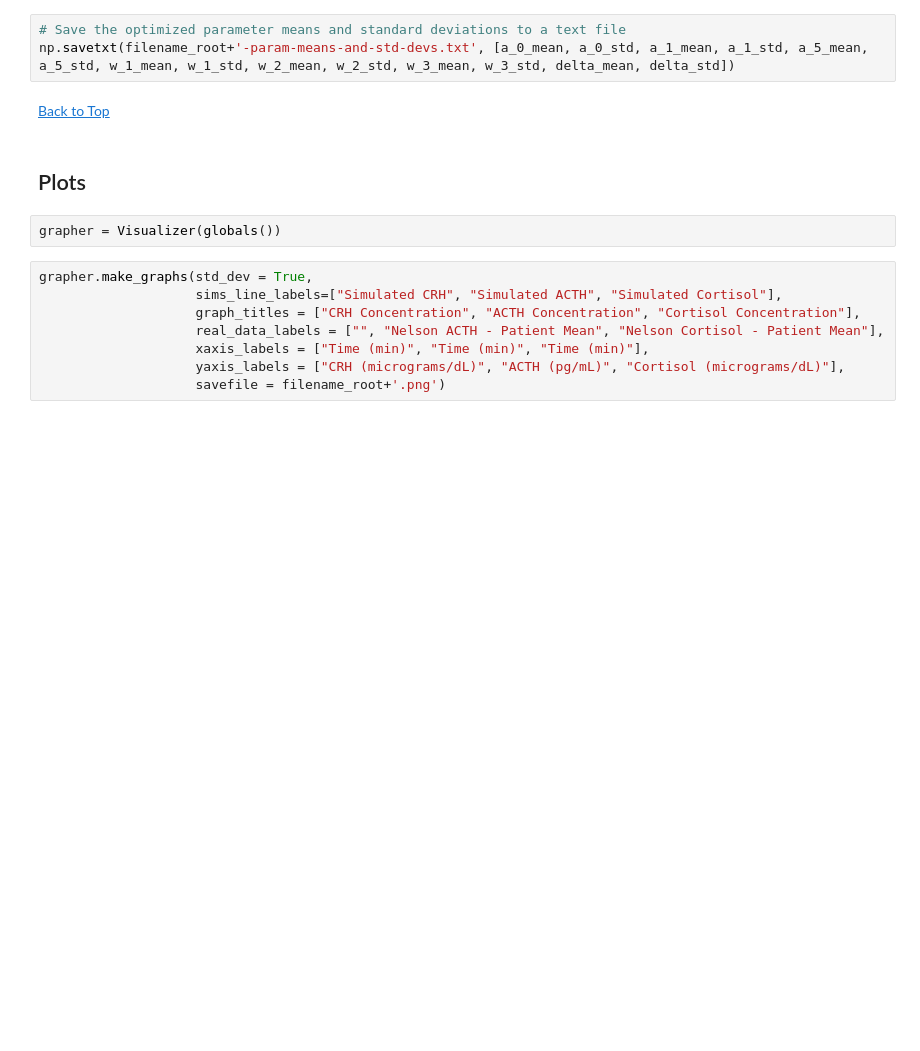
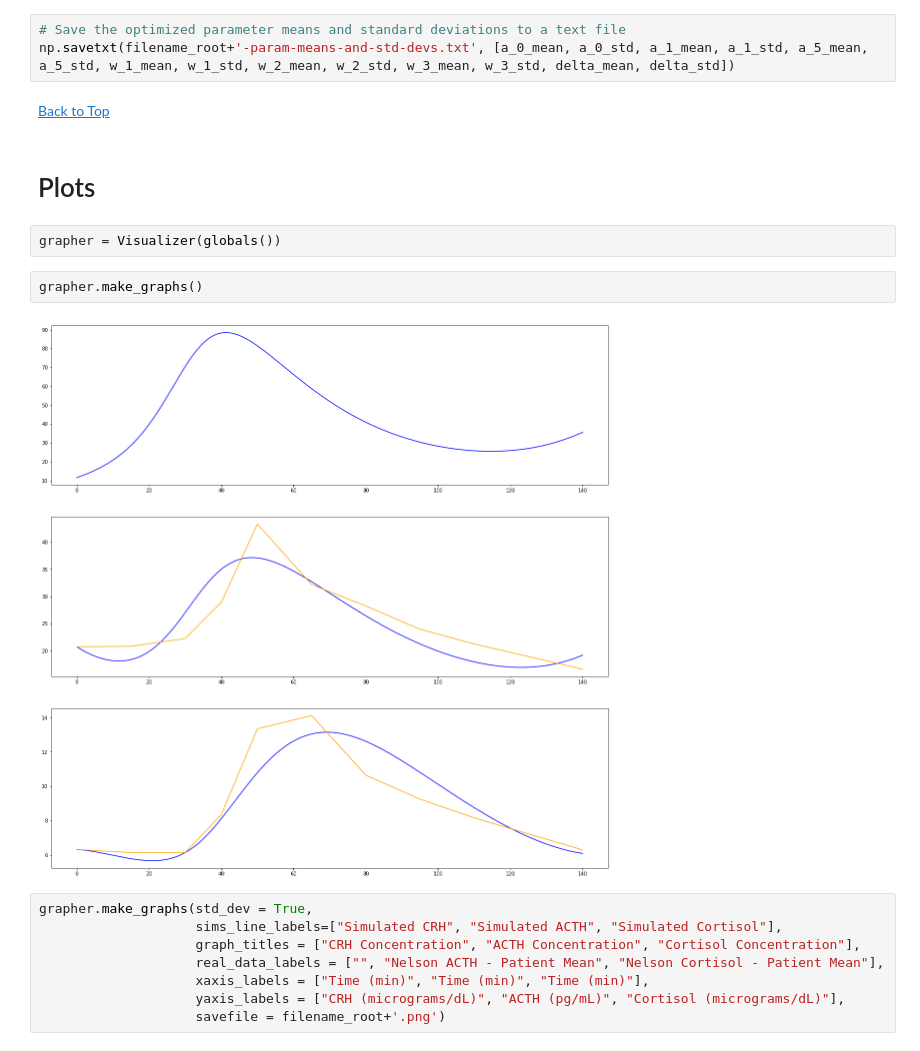
Before and after one commit to cparker-uc/VeVaPy, a Jupyter notebook: Bangsgaard-Ottesen-2017.ipynb, the cells around one changed output. Drawn from its saved outputs; the diff is of its cells as text; blank space fills up the shorter version.

```diff
--- a/Bangsgaard-Ottesen-2017.ipynb
+++ b/Bangsgaard-Ottesen-2017.ipynb
@@ -613,9 +640,13 @@ np.savetxt(filename_root+'-param-means-and-std-devs.txt', [a_0_mean, a_0_std, a_
 # %% [markdown]
 [Back to Top](#top)
 # %% [markdown]
-## Plots <a name="plots"></a>
+# Plots <a name="plots"></a>
 # %%
 grapher = Visualizer(globals())
+# %%
+grapher.make_graphs()
+# %% [output]
+[figure, added]
 # %%
 grapher.make_graphs(std_dev = True,
                     sims_line_labels=["Simulated CRH", "Simulated ACTH", "Simulated Cortisol"],
```
Also changed, not shown: parts of 25 cells of this notebook, 1 other file.
